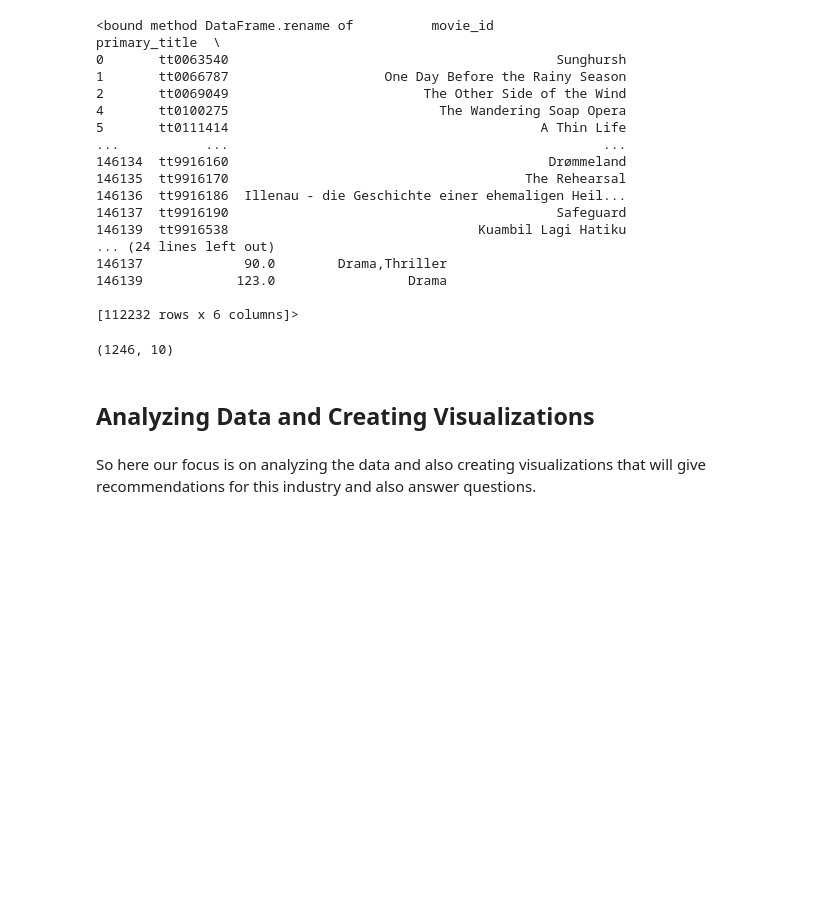
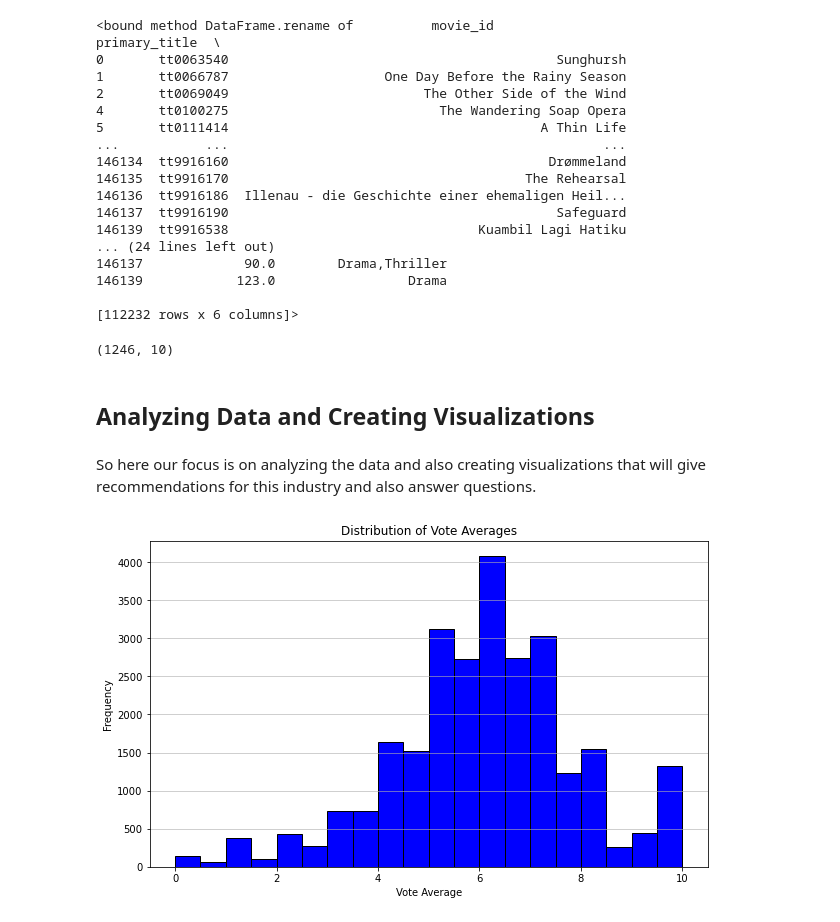
Before and after one commit to Sally-52/Phase1_movie_project, a Jupyter notebook: student.ipynb, the cells around one changed output. Saved outputs shown, nothing was run; the diff lists cells and outputs as text; code cells hidden in the pictures; blank space fills up the shorter version.

```diff
--- a/student.ipynb
+++ b/student.ipynb
@@ -899,3 +899,19 @@ df_budget_and_gross.shape
 ## Analyzing Data and Creating Visualizations
 # %% [markdown]
 So here our focus is on analyzing the data and also creating visualizations that will give recommendations for this industry and also answer questions.
+# %%
+import pandas as pd
+import matplotlib.pyplot as plt
+
+df = pd.read_csv('zippedData/tmdb.movies.csv.gz')
+
+# Plotting the distribution of vote averages
+plt.figure(figsize=(10, 6), facecolor='white')
+plt.hist(df['vote_average'], bins=20, color='blue', edgecolor='black')
+plt.title('Distribution of Vote Averages')
+plt.xlabel('Vote Average')
+plt.ylabel('Frequency')
+plt.grid(axis='y', alpha=0.75)
+plt.show()
+# %% [output]
+[figure, added]
```
Also changed, not shown: parts of 4 cells of this notebook.
